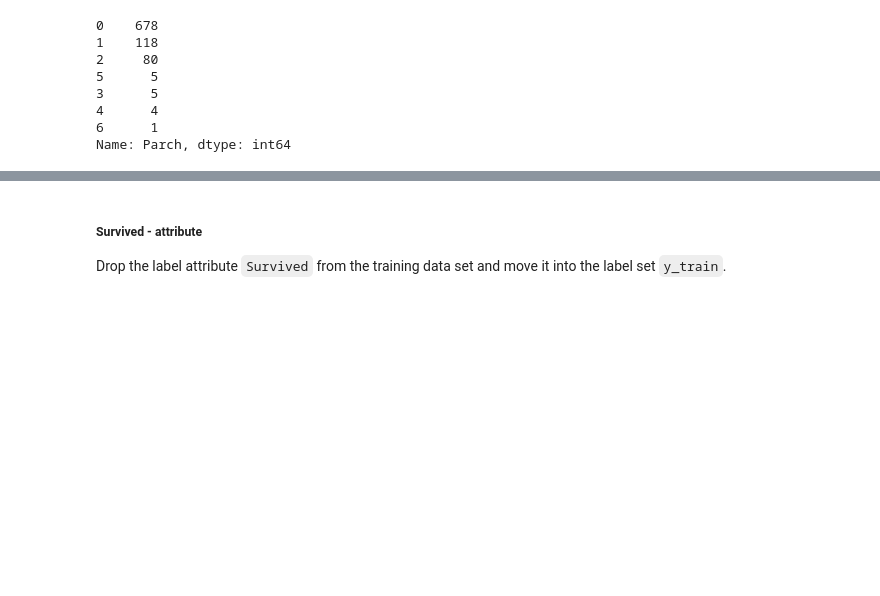
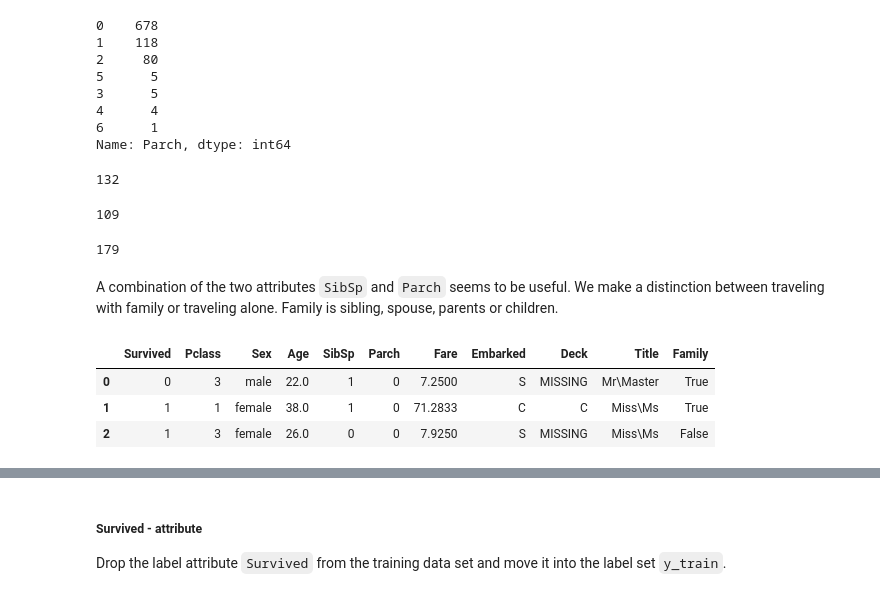
Before and after one commit to faberfred/kaggle, a Jupyter notebook: titanic/titanic_v2.ipynb, the cells around one changed output, grey strips where cells are left out. Drawn from its saved outputs; the diff is of its cells as text; code cells hidden in the pictures; blank space fills up the shorter version.

```diff
--- a/titanic/titanic_v2.ipynb
+++ b/titanic/titanic_v2.ipynb
@@ -430,3 +432,25 @@ train_data.Parch.value_counts()
 4      4
 6      1
 Name: Parch, dtype: int64
+# %%
+train_data.loc[(train_data.SibSp >= 1)]['Survived'].sum()
+# %% [output]
+132
+# %%
+train_data.loc[(train_data.Parch >= 1)]['Survived'].sum()
+# %% [output]
+109
+# %%
+train_data.loc[(train_data.SibSp >= 1) | (train_data.Parch >= 1)]['Survived'].sum()
+# %% [output]
+179
+# %% [markdown]
+A combination of the two attributes `SibSp` and `Parch` seems to be useful. We make a distinction between traveling with family or traveling alone. Family is sibling, spouse, parents or children.
+# %%
+train_data['Family'] = ((train_data.SibSp >= 1) | (train_data.Parch >= 1))
+train_data.head(3)
+# %% [output]
+|  | Survived | Pclass | Sex | Age | SibSp | Parch | Fare | Embarked | Deck | Title | Family |
+| 0 | 0 | 3 | male | 22.0 | 1 | 0 | 7.2500 | S | MISSING | Mr\Master | True |
+| 1 | 1 | 1 | female | 38.0 | 1 | 0 | 71.2833 | C | C | Miss\Ms | True |
+| 2 | 1 | 3 | female | 26.0 | 0 | 0 | 7.9250 | S | MISSING | Miss\Ms | False |
```
Also changed, not shown: parts of 13 cells of this notebook.
